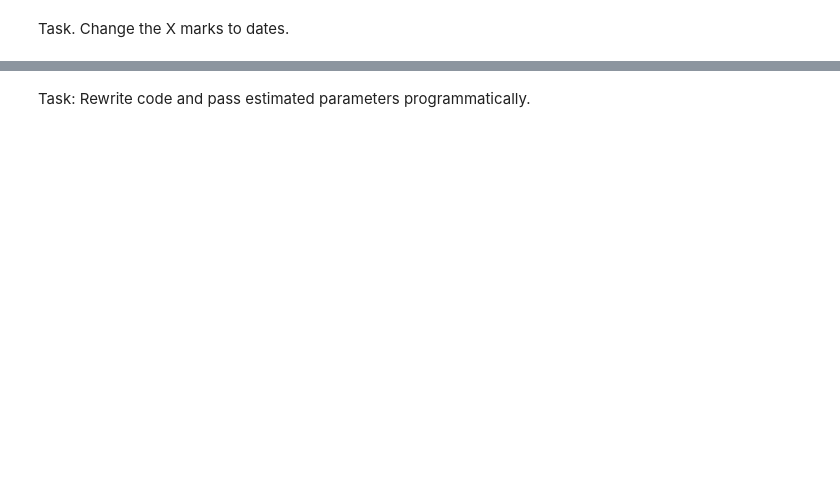
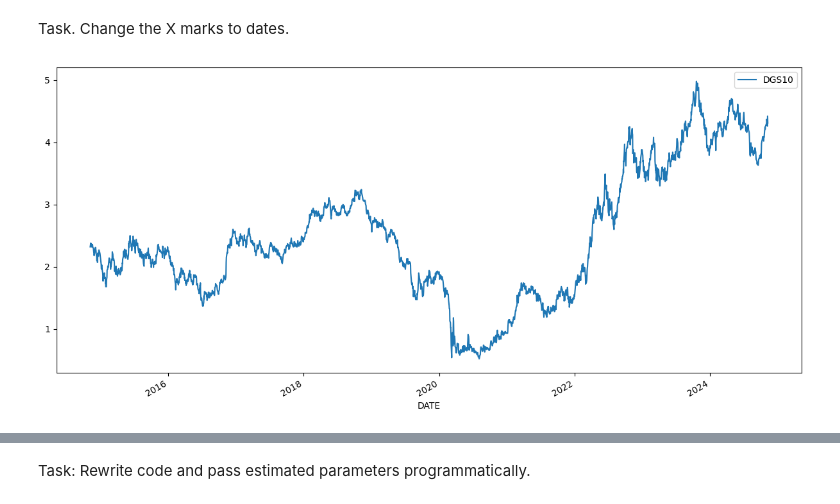
Before and after one commit to seri4ka/spp, a Jupyter notebook: Lab_final_SSP.ipynb, the cells around one changed output, grey strips where cells are left out. Cells and saved outputs as stored; diff of their text form; code cells hidden in the pictures; blank space fills up the shorter version.

```diff
--- a/Lab_final_SSP.ipynb
+++ b/Lab_final_SSP.ipynb
@@ -64,7 +85,17 @@ plt.show()
 # %% [markdown]
 Task. Change the X marks to dates.
 # %%
-# your code
+try:
+  df_IR['DGS10'] = df_IR['DGS10'].astype('Float64')
+  df_IR.index = pd.to_datetime(df_IR['DATE'])
+  df_IR.drop(columns=['DATE'], inplace=True)
+except:
+  pass
+# %%
+df_IR.plot(figsize=(15,7))
+plt.show()
+# %% [output]
+[figure, added]
 # %%
 # Import models for fitting:
 from pymle.models import BrownianMotion, CEV, CIR,\
```
Also changed, not shown: parts of 30 cells of this notebook, 3 other files.
